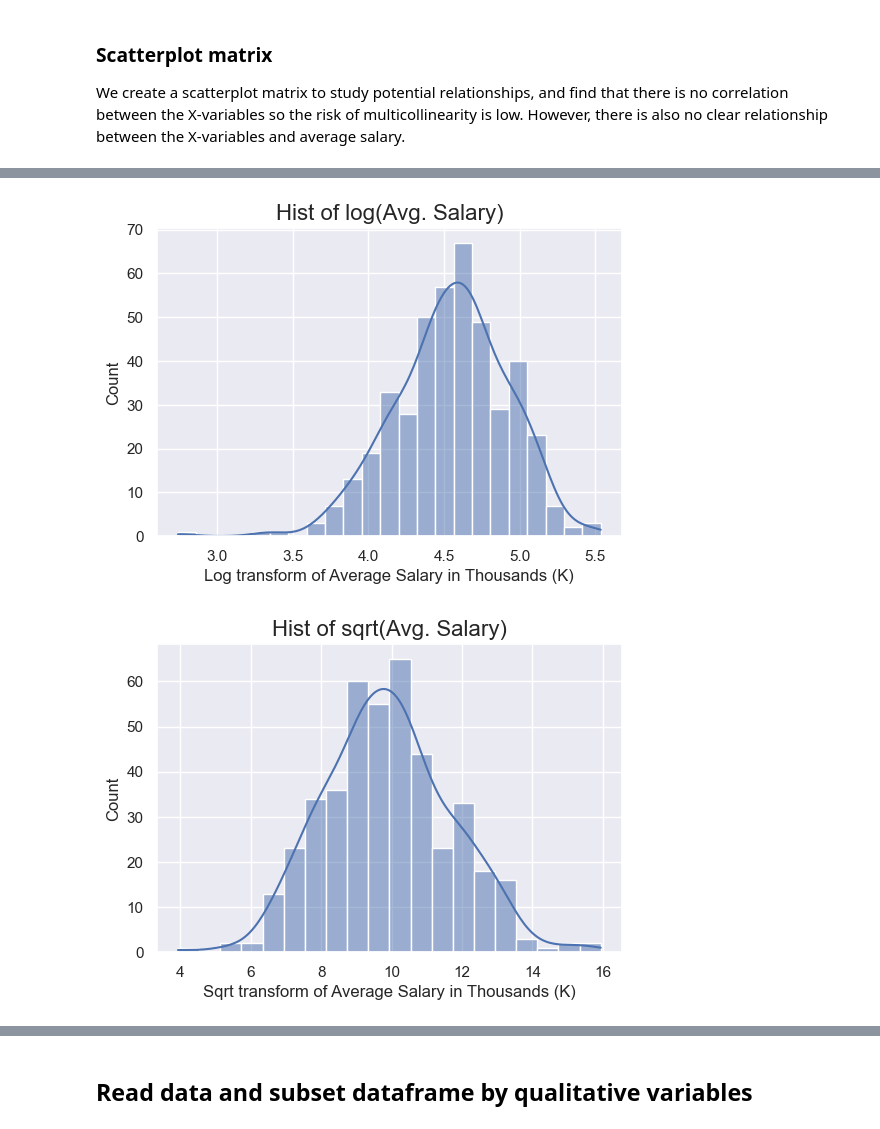
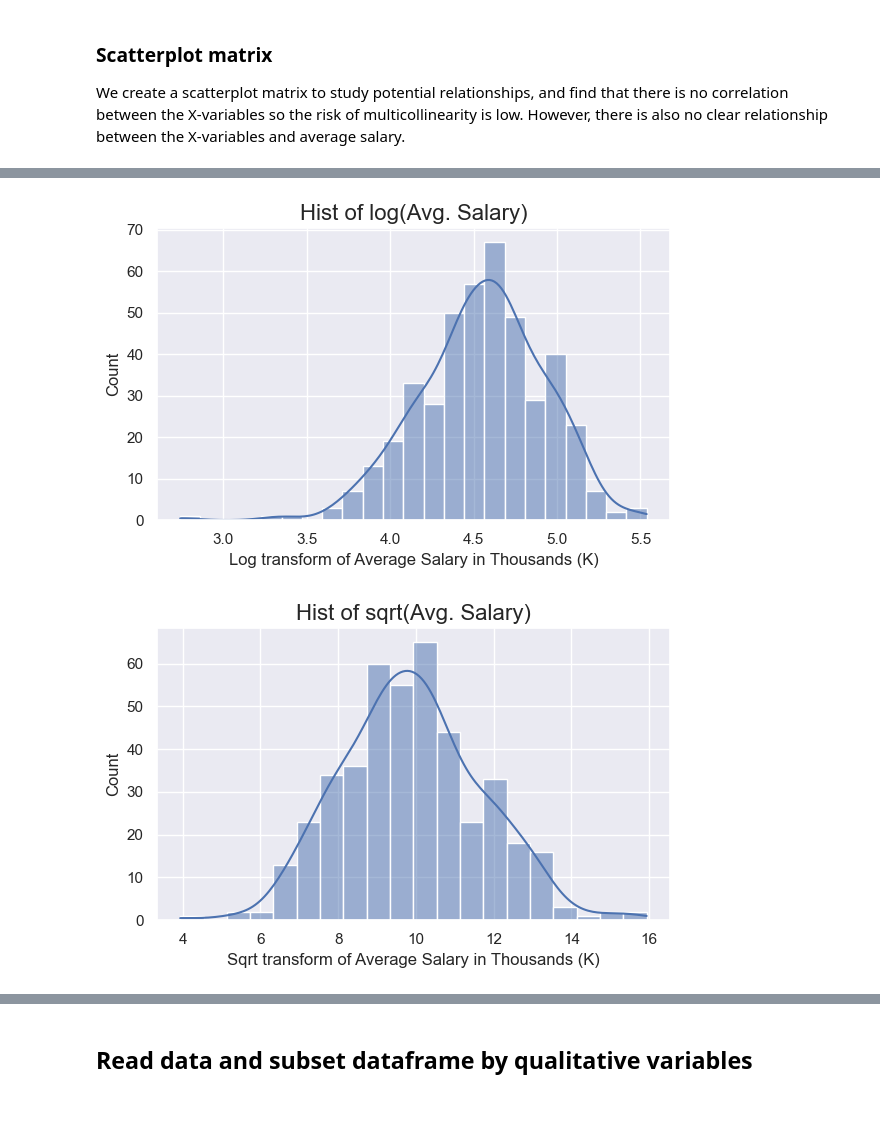
Before and after one commit to jttsai99/data_science_salary, a Jupyter notebook: EDA.ipynb, the cells around one changed output, grey strips where cells are left out. Cells and saved outputs as stored; diff of their text form; code cells hidden in the pictures.

```diff
--- a/EDA.ipynb
+++ b/EDA.ipynb
@@ -68,19 +70,21 @@ df3['sqrt_avg_salary_k'] = np.sqrt(df2['avg_salary_k'])
 # %%
 fig3 = plt.figure(figsize=(6, 4))
 fig3 = sns.histplot(data=df3, x="log_avg_salary_k", kde=True)
 fig3.set_xlabel('Log transform of Average Salary in Thousands (K)', fontsize=12);
 fig3.set_title('Hist of log(Avg. Salary)', fontsize=16)
+plt.tight_layout()
 fig3.figure.savefig(save_location+'hist_log_avg_sal', dpi=300)
 # %% [output]
-[figure, old version]
+[figure, new version]
 # %%
 fig4 = plt.figure(figsize=(6, 4))
 fig4 = sns.histplot(data=df3, x="sqrt_avg_salary_k", kde=True)
 fig4.set_xlabel('Sqrt transform of Average Salary in Thousands (K)', fontsize=12);
 fig4.set_title('Hist of sqrt(Avg. Salary)', fontsize=16)
+plt.tight_layout()
 fig4.figure.savefig(save_location+'hist_sqrt_avg_sal', dpi=300)
 # %% [output]
-[figure, old version]
+[figure, new version]
 # %%
 fig5 = plt.figure(figsize=(6, 3))
 fig5 = sns.boxplot(x="avg_salary_k",data = df, linewidth=5, width=0.4)
```
Also changed, not shown: parts of 9 cells of this notebook, 12 other files.
